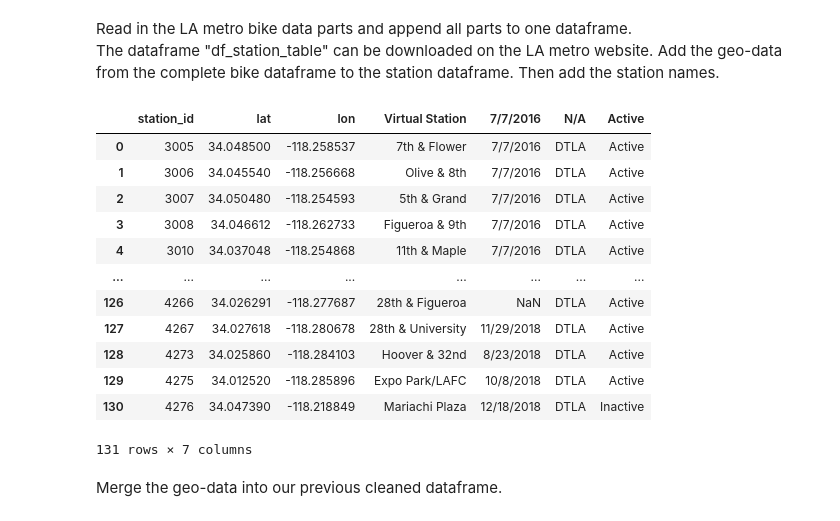
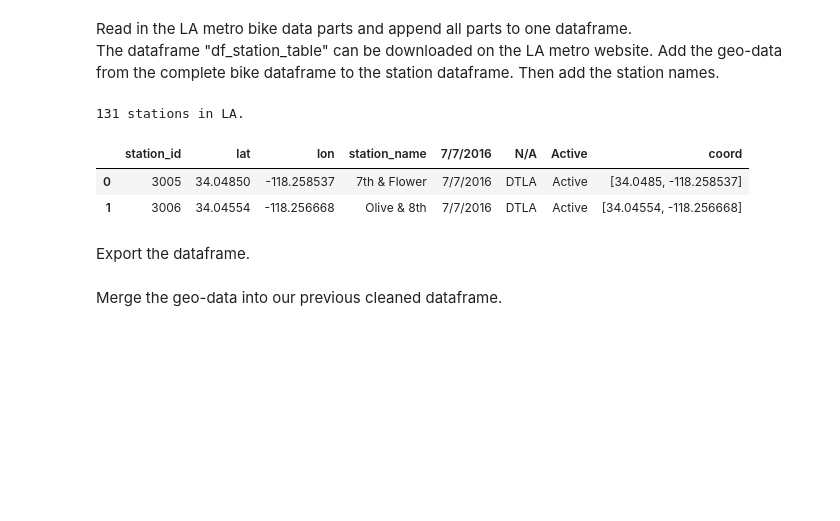
Before and after one commit to masbach/BananaCode, a Jupyter notebook: notebooks/1-DataCollectionAndPreperation.ipynb, the cells around one changed output. Drawn from its saved outputs; the diff is of its cells as text; code cells hidden in the pictures; blank space fills up the shorter version.

```diff
--- a/notebooks/1-DataCollectionAndPreperation.ipynb
+++ b/notebooks/1-DataCollectionAndPreperation.ipynb
@@ -412,31 +412,39 @@ The dataframe "df_station_table" can be downloaded on the LA metro website. Add
 # %%
 df_2018_q1 = pd.read_csv('../data/metro-bike-share-trips-2018-q1.csv')
 df_2018_q2 = pd.read_csv('../data/metro-bike-share-trips-2018-q2.csv')
 df_2018_q3 = pd.read_csv('../data/metro-bike-share-trips-2018-q3.csv')
 df_2018_q4 = pd.read_csv('../data/metro-bike-share-trips-2018-q4.csv')
 
 df_station_table = pd.read_csv('../data/metro-bike-share-stations-2021-10-01.csv')
 
 #put together
 df_2018_complete = df_2018_q1.append(df_2018_q2, ignore_index=False)
 df_2018_complete = df_2018_complete.append(df_2018_q3, ignore_index=False)
 df_2018_complete = df_2018_complete.append(df_2018_q4, ignore_index=False)
 
 df_all_stations = df_2018_complete.groupby('start_station')[['start_lat', 'start_lon']].mean().dropna().reset_index().rename(columns={'start_station':'station_id'})
 df_stations_complete = df_all_stations.merge(df_station_table, how='left', left_on='station_id', right_on='3000').drop(columns={'3000'})
-df_stations_complete = df_stations_complete.rename(columns={'start_lat':'lat', 'start_lon':'lon'})
+df_stations_complete = df_stations_complete.rename(columns={'start_lat':'lat', 'start_lon':'lon', 'Virtual Station':'station_name'})
+
+#round
+df_stations_complete['lat'] = df_stations_complete['lat'].round(6)
+df_stations_complete['lon'] = df_stations_complete['lon'].round(6)
+
 df_stations_complete
+print(len(df_stations_complete), "stations in LA.")
+
+#creating lists with station names and coordinats
+coordlist = []
+
+for index, row in df_stations_complete.iterrows():
+    coordlist.append([row['lat'],row['lon']])
+df_stations_complete = df_stations_complete.assign(coord=coordlist)
+
+df_stations_complete.head(2)
 # %% [output]
+131 stations in LA.
-|  | station_id | lat | lon | Virtual Station | 7/7/2016 | N/A | Active |
-| 0 | 3005 | 34.048500 | -118.258537 | 7th & Flower | 7/7/2016 | DTLA | Active |
-| 1 | 3006 | 34.045540 | -118.256668 | Olive & 8th | 7/7/2016 | DTLA | Active |
-| 2 | 3007 | 34.050480 | -118.254593 | 5th & Grand | 7/7/2016 | DTLA | Active |
-| 3 | 3008 | 34.046612 | -118.262733 | Figueroa & 9th | 7/7/2016 | DTLA | Active |
-| 4 | 3010 | 34.037048 | -118.254868 | 11th & Maple | 7/7/2016 | DTLA | Active |
-| ... | ... | ... | ... | ... | ... | ... | ... |
-| 126 | 4266 | 34.026291 | -118.277687 | 28th & Figueroa | NaN | DTLA | Active |
-| 127 | 4267 | 34.027618 | -118.280678 | 28th & University | 11/29/2018 | DTLA | Active |
-| 128 | 4273 | 34.025860 | -118.284103 | Hoover & 32nd | 8/23/2018 | DTLA | Active |
-| 129 | 4275 | 34.012520 | -118.285896 | Expo Park/LAFC | 10/8/2018 | DTLA | Active |
-| 130 | 4276 | 34.047390 | -118.218849 | Mariachi Plaza | 12/18/2018 | DTLA | Inactive |
+|  | station_id | lat | lon | station_name | 7/7/2016 | N/A | Active | coord |
+| 0 | 3005 | 34.04850 | -118.258537 | 7th & Flower | 7/7/2016 | DTLA | Active | [34.0485, -118.258537] |
+| 1 | 3006 | 34.04554 | -118.256668 | Olive & 8th | 7/7/2016 | DTLA | Active | [34.04554, -118.256668] |
-131 rows × 7 columns
+# %% [markdown]
+Export the dataframe.
```
Also changed, not shown: parts of 1 cell of this notebook, 4 other files.
